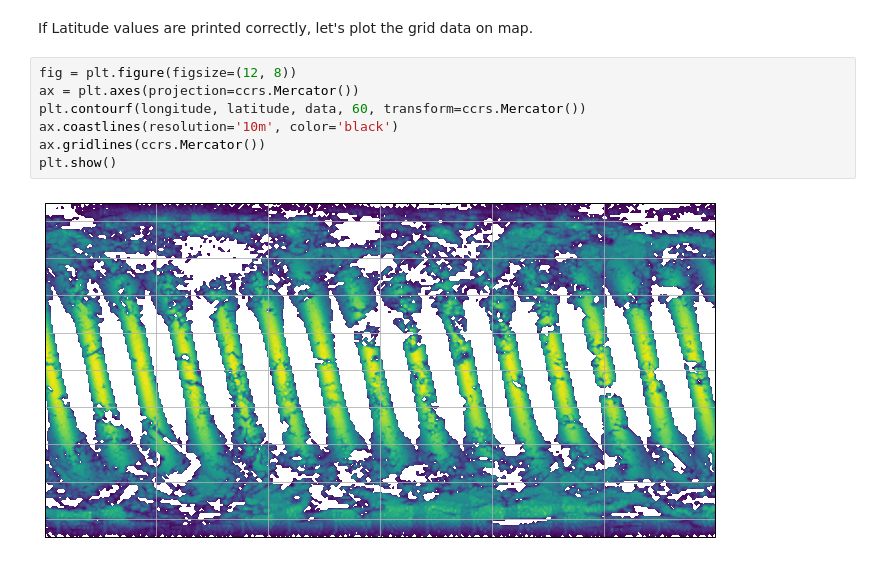
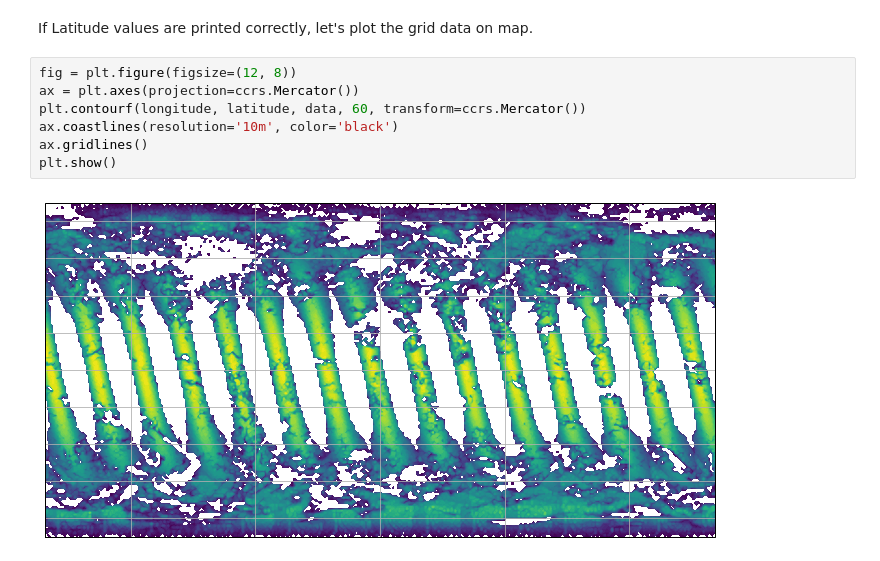
Before and after one commit to OPENDAP/cloudydap, a Jupyter notebook: python/AIRS_updated.ipynb, the cells around one changed output. Cells and saved outputs as stored; diff of their text form.

```diff
--- a/python/AIRS_updated.ipynb
+++ b/python/AIRS_updated.ipynb
@@ -47,9 +47,9 @@ If Latitude values are printed correctly, let's plot the grid data on map.
 # %%
 fig = plt.figure(figsize=(12, 8))
 ax = plt.axes(projection=ccrs.Mercator())
 plt.contourf(longitude, latitude, data, 60, transform=ccrs.Mercator())
 ax.coastlines(resolution='10m', color='black')
-ax.gridlines(ccrs.Mercator())
+ax.gridlines()
 plt.show()
 # %% [output]
-[figure, old version]
+[figure, new version]
```
Also changed, not shown: parts of 3 cells of this notebook.
